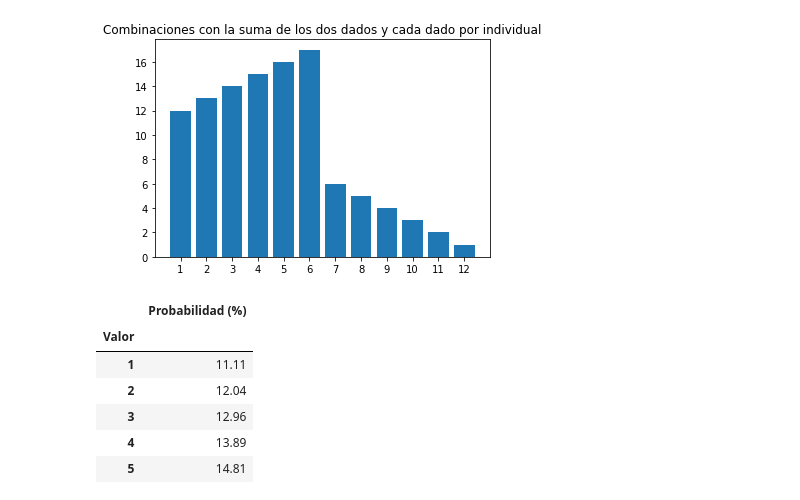
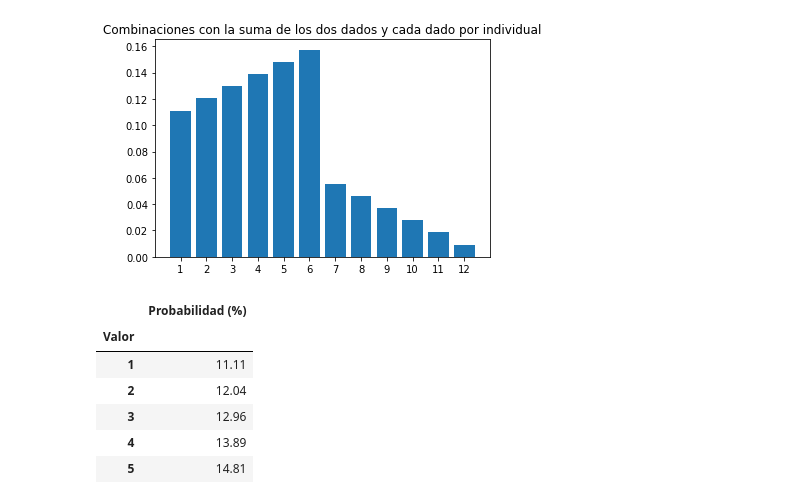
Before and after one commit to davidmorme/Universidad, a Jupyter notebook: Diversión/Juego_con_2_dados.ipynb, the cells around one changed output. Saved outputs shown, nothing was run; the diff lists cells and outputs as text; code cells hidden in the pictures.

```diff
--- a/Diversión/Juego_con_2_dados.ipynb
+++ b/Diversión/Juego_con_2_dados.ipynb
@@ -87,12 +87,12 @@ for i in range(1,7):
       Par=Par+1
     iteracion=iteracion+1
 # %%
-plt.bar(range(1,13),Numero)
+plt.bar(range(1,13),Numero/sum(Numero))
 plt.xticks(range(1,13))
 plt.title('Combinaciones con la suma de los dos dados y cada dado por individual')
 plt.show()
 # %% [output]
-[figure, old version]
+[figure, new version]
 # %%
 DF1=pd.DataFrame({'Valor':range(1,13),'Probabilidad (%)':np.around(Numero/sum(Numero)*100,2)})
 DF1.set_index('Valor',inplace=True)
```
Also changed, not shown: parts of 8 cells of this notebook.
